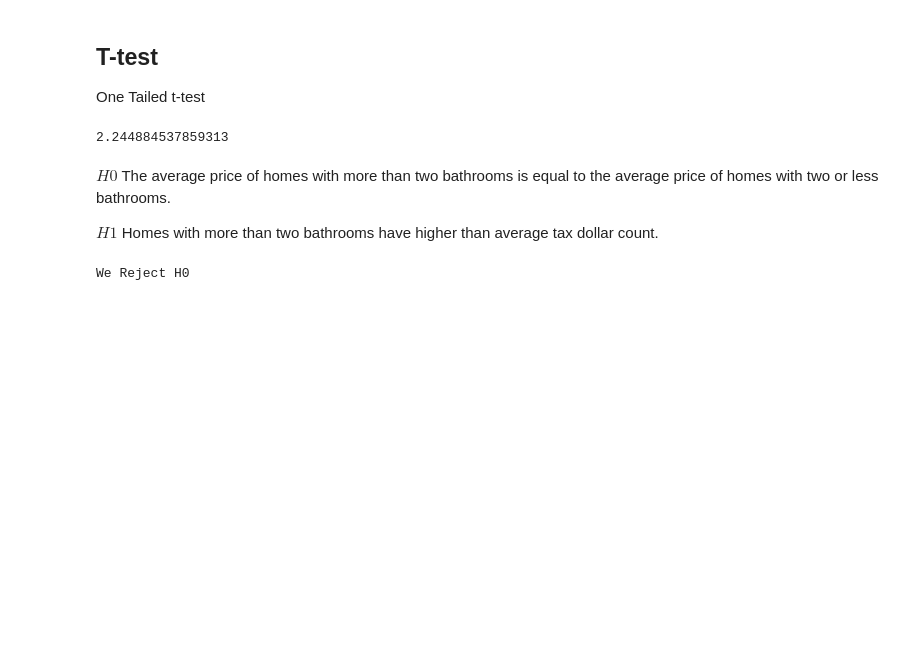
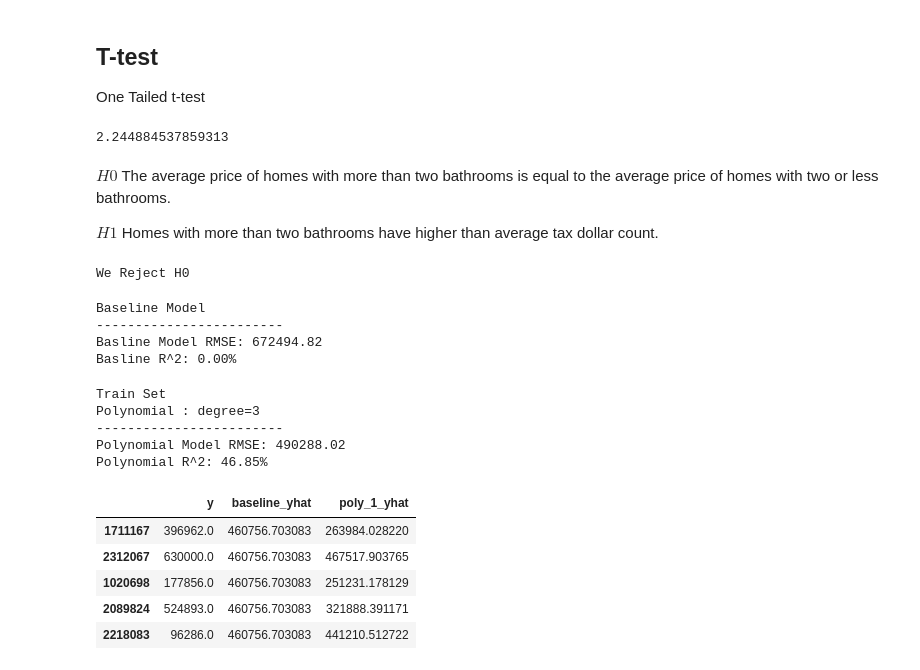
Before and after one commit to Robust-Analytics/zillow-project, a Jupyter notebook: mvp.ipynb, the cells around one changed output. Saved outputs shown, nothing was run; the diff lists cells and outputs as text; code cells hidden in the pictures; blank space fills up the shorter version.

Commit message:
combines work done in modeling notebook with the MVP notebook

```diff
--- a/mvp.ipynb
+++ b/mvp.ipynb
@@ -98,0 +117,61 @@ We Reject H0
+# %%
+# Split model 1 into X_train, y_train, X_validate, y_validate, X_test, y_test
+
+X_train, y_train, X_validate, y_validate, X_test, y_test = wrangle_data(model_1_data, 'taxvaluedollarcnt', modeling=True)
+
+df_model_evals = pd.DataFrame()
+
+df_model_evals['y'] = y_train
+df_model_evals['baseline_yhat'] = y_train.mean()
+
+rmse_poly = sqrt(mean_squared_error(df_model_evals.y, df_model_evals.baseline_yhat))
+rsquared_poly = explained_variance_score(y_train, df_model_evals.baseline_yhat)
+
+print("Baseline Model")
+print('-' * 24)
+print(f"Basline Model RMSE: {rmse_poly:.2f}")
+print(f"Basline R^2: {rsquared_poly:.2%}")
+# %% [output]
+Baseline Model
+------------------------
+Basline Model RMSE: 672494.82
+Basline R^2: 0.00%
+# %%
+# Create a polynomial linear regression
+poly = PolynomialFeatures(3)
+
+X_train_poly = poly.fit_transform(X_train)
+X_validate_poly = poly.transform(X_validate)
+X_test_poly = poly.transform(X_test)
+
+lm_poly = LinearRegression()
+lm_poly.fit(X_train_poly, y_train)
+
+yhat_poly_train = lm_poly.predict(X_train_poly)
+poly_train_residuals = yhat_poly_train - y_train
+
+df_model_evals['poly_1_yhat'] = lm_poly.predict(X_train_poly)
+
+rmse_poly = sqrt(mean_squared_error(y_train, yhat_poly_train))
+rsquared_poly = explained_variance_score(y_train, yhat_poly_train)
+
+print("Train Set\nPolynomial : degree=3")
+print('-' * 24)
+print(f"Polynomial Model RMSE: {rmse_poly:.2f}")
+print(f"Polynomial R^2: {rsquared_poly:.2%}")
+# %% [output]
+Train Set
+Polynomial : degree=3
+------------------------
+Polynomial Model RMSE: 490288.02
+Polynomial R^2: 46.85%
+# %%
+# Look at the evals dataframe for peace of mind
+df_model_evals.head()
+# %% [output]
+|  | y | baseline_yhat | poly_1_yhat |
+| 1711167 | 396962.0 | 460756.703083 | 263984.028220 |
+| 2312067 | 630000.0 | 460756.703083 | 467517.903765 |
+| 1020698 | 177856.0 | 460756.703083 | 251231.178129 |
+| 2089824 | 524893.0 | 460756.703083 | 321888.391171 |
+| 2218083 | 96286.0 | 460756.703083 | 441210.512722 |
```
Also changed, not shown: parts of 2 cells of this notebook.
